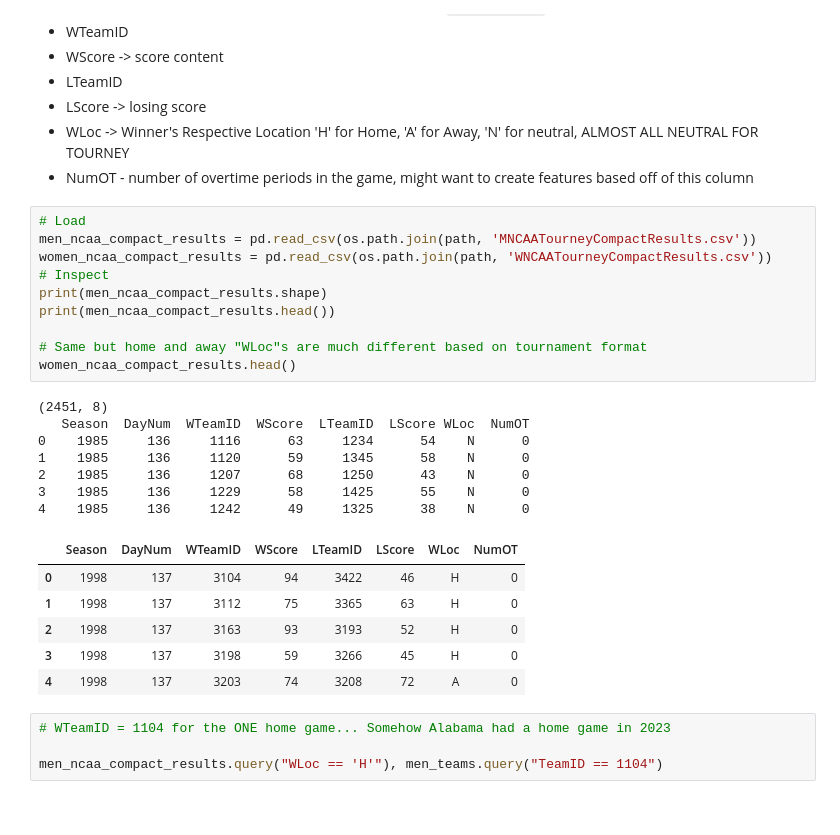
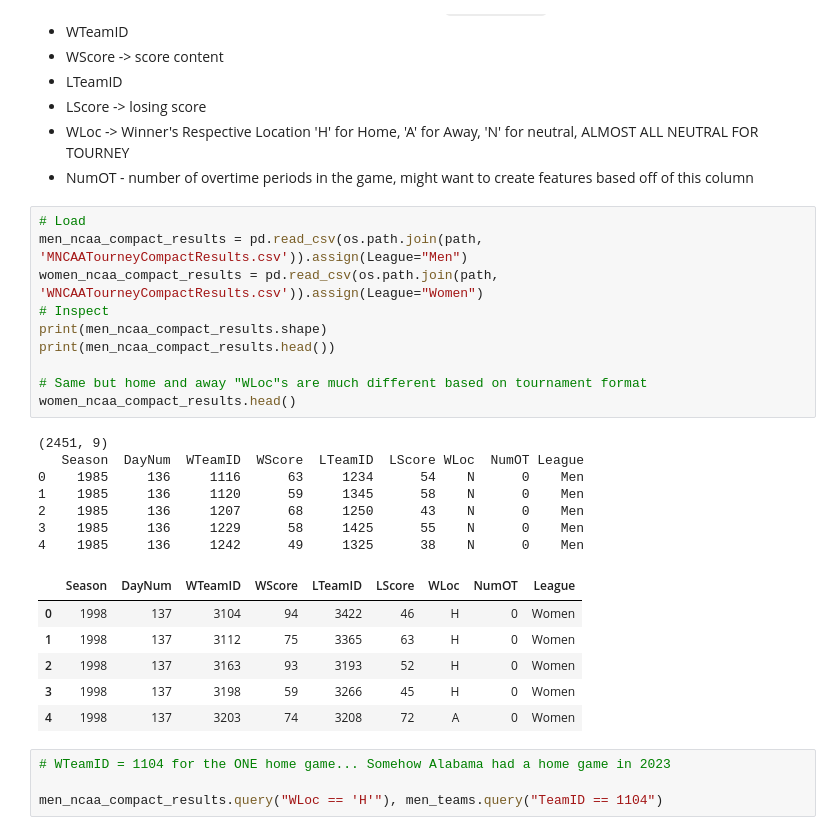
Before and after one commit to dvdhartsman/March_Machine_Learning_Mania_2024, a Jupyter notebook: Data_Understanding_and_Aggregation.ipynb, the cells around one changed output. Saved outputs shown, nothing was run; the diff lists cells and outputs as text.

```diff
--- a/Data_Understanding_and_Aggregation.ipynb
+++ b/Data_Understanding_and_Aggregation.ipynb
@@ -220,28 +302,28 @@ Many familiar features that will be used for joining
 - NumOT - number of overtime periods in the game, might want to create features based off of this column
 # %%
 # Load
-men_ncaa_compact_results = pd.read_csv(os.path.join(path, 'MNCAATourneyCompactResults.csv'))
-women_ncaa_compact_results = pd.read_csv(os.path.join(path, 'WNCAATourneyCompactResults.csv'))
+men_ncaa_compact_results = pd.read_csv(os.path.join(path, 'MNCAATourneyCompactResults.csv')).assign(League="Men")
+women_ncaa_compact_results = pd.read_csv(os.path.join(path, 'WNCAATourneyCompactResults.csv')).assign(League="Women")
 # Inspect
 print(men_ncaa_compact_results.shape)
 print(men_ncaa_compact_results.head())
 
 # Same but home and away "WLoc"s are much different based on tournament format
 women_ncaa_compact_results.head()
 # %% [output]
-(2451, 8)
-   Season  DayNum  WTeamID  WScore  LTeamID  LScore WLoc  NumOT
-0    1985     136     1116      63     1234      54    N      0
-1    1985     136     1120      59     1345      58    N      0
-2    1985     136     1207      68     1250      43    N      0
-3    1985     136     1229      58     1425      55    N      0
-4    1985     136     1242      49     1325      38    N      0
+(2451, 9)
+   Season  DayNum  WTeamID  WScore  LTeamID  LScore WLoc  NumOT League
+0    1985     136     1116      63     1234      54    N      0    Men
+1    1985     136     1120      59     1345      58    N      0    Men
+2    1985     136     1207      68     1250      43    N      0    Men
+3    1985     136     1229      58     1425      55    N      0    Men
+4    1985     136     1242      49     1325      38    N      0    Men
-|  | Season | DayNum | WTeamID | WScore | LTeamID | LScore | WLoc | NumOT |
-| 0 | 1998 | 137 | 3104 | 94 | 3422 | 46 | H | 0 |
-| 1 | 1998 | 137 | 3112 | 75 | 3365 | 63 | H | 0 |
-| 2 | 1998 | 137 | 3163 | 93 | 3193 | 52 | H | 0 |
-| 3 | 1998 | 137 | 3198 | 59 | 3266 | 45 | H | 0 |
-| 4 | 1998 | 137 | 3203 | 74 | 3208 | 72 | A | 0 |
+|  | Season | DayNum | WTeamID | WScore | LTeamID | LScore | WLoc | NumOT | League |
+| 0 | 1998 | 137 | 3104 | 94 | 3422 | 46 | H | 0 | Women |
+| 1 | 1998 | 137 | 3112 | 75 | 3365 | 63 | H | 0 | Women |
+| 2 | 1998 | 137 | 3163 | 93 | 3193 | 52 | H | 0 | Women |
+| 3 | 1998 | 137 | 3198 | 59 | 3266 | 45 | H | 0 | Women |
+| 4 | 1998 | 137 | 3203 | 74 | 3208 | 72 | A | 0 | Women |
 # %%
 # WTeamID = 1104 for the ONE home game... Somehow Alabama had a home game in 2023
 
```
Also changed, not shown: parts of 60 cells of this notebook.
